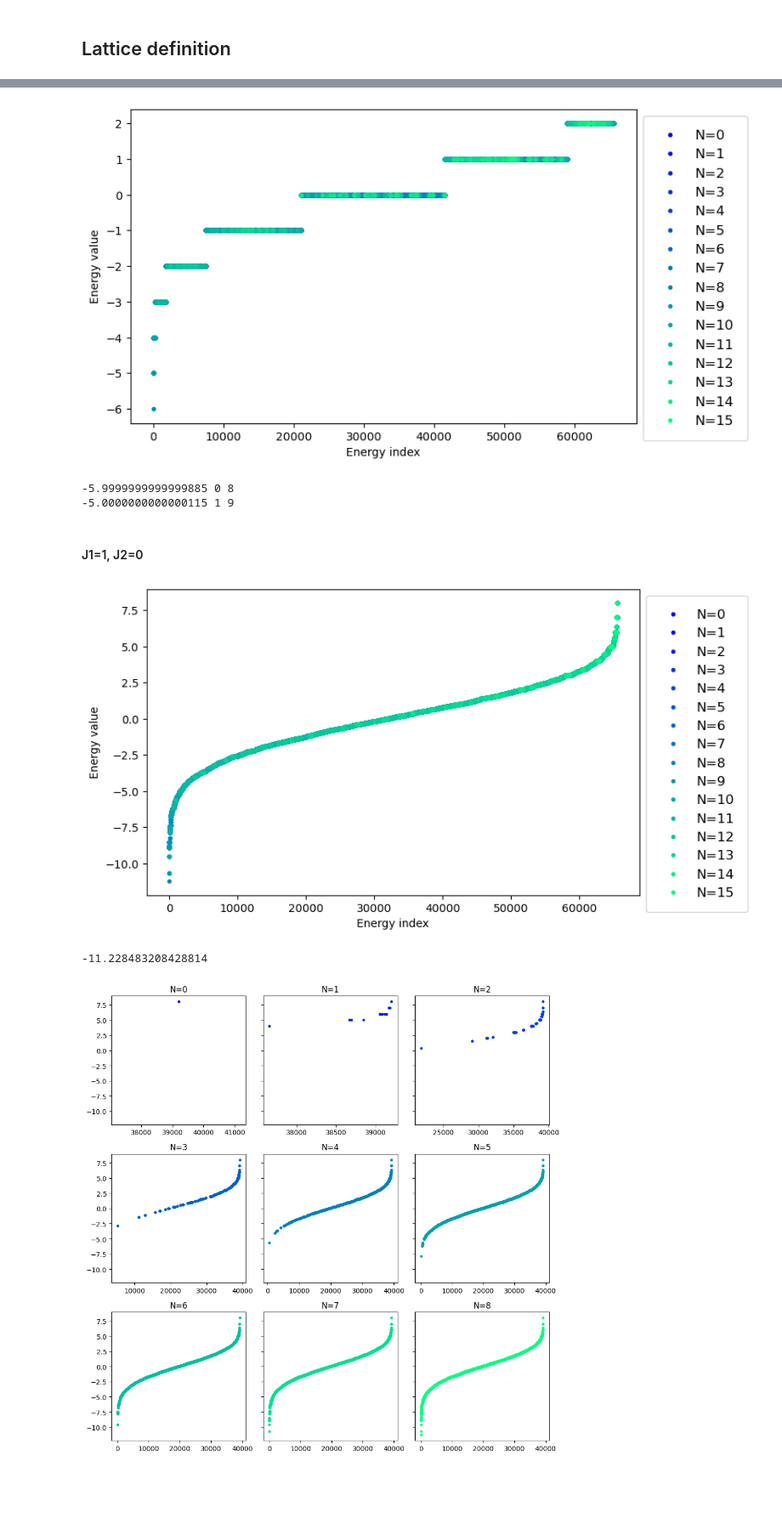
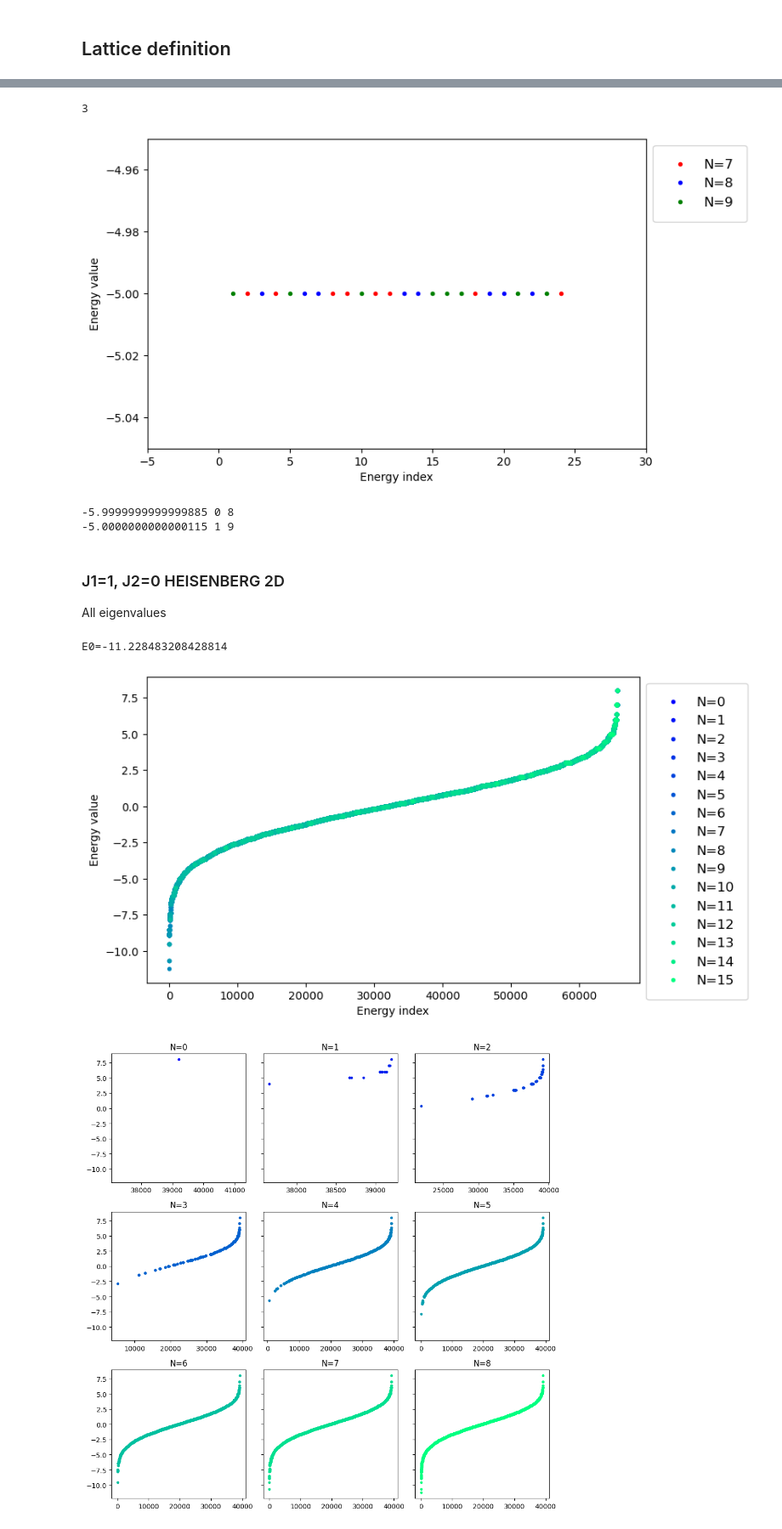
Before and after one commit to Cool-stanza/Shastry-Sutherland-model, a Jupyter notebook: exact diagonalization 4x4 Shastry Sutherland.ipynb, the cells around one changed output, grey strips where cells are left out. Shown at 85% size. Drawn from its saved outputs; the diff is of its cells as text; code cells hidden in the pictures; blank space fills up the shorter version.

```diff
--- a/exact diagonalization 4x4 Shastry Sutherland.ipynb
+++ b/exact diagonalization 4x4 Shastry Sutherland.ipynb
@@ -153,0 +156,18 @@ plt.show()
+# %%
+plt.figure(figsize=(8,5))
+colormap = get_cmap("winter")
+colors = colormap(np.linspace(0, 1, 16))
+
+for i in range(16):
+    mask = all_labels_sorted == i
+    plt.plot(np.where(mask)[0], all_eigvals_sorted[mask], '.', color=colors[i], label=f"N={i}")
+
+
+plt.legend(loc='upper left', bbox_to_anchor=(1, 1), borderpad=1, fontsize=12)
+plt.ylabel("Energy value")
+plt.xlabel("Energy index")
+# plt.savefig(save_path+"dimer phase enrgies")
+plt.show()
+
+eigvals_0_1 = all_eigvals_sorted
+labels_0_1 = all_labels_sorted
@@ -154,35 +181,26 @@ plt.show()
 # %%
 plt.figure(figsize=(8,5))
-colormap = get_cmap("winter")
-colors = colormap(np.linspace(0, 1, 16))
-
-all_eigvals = []
-all_labels = []
-for i in range(16):
-    a=np.load(save_path+"J1=0.0_J2=1.0/"+f"eigvals block N={i}/"+f"eigvals_N={i}.npy")
-    all_eigvals.extend(a)
-    all_labels.extend([i]*len(a))
-
-all_eigvals = np.array(all_eigvals)
-all_labels = np.array(all_labels)
-sorted_indices = np.argsort(all_eigvals)
-all_eigvals_sorted = all_eigvals[sorted_indices]
-all_labels_sorted = all_labels[sorted_indices]
-
+colors = ["red","blue","green"]
+j=0
 for i in range(16):
     mask = all_labels_sorted == i
-    plt.plot(np.where(mask)[0], all_eigvals_sorted[mask], '.', color=colors[i], label=f"N={i}")
-
-# plt.xlim(-5,50)
-# plt.ylim(-5.05,-4.95)
+    if i==7 or i==8 or i==9:
+        plt.plot(np.where(mask)[0], all_eigvals_sorted[mask], '.', color=colors[j], label=f"N={i}")
+        j+=1
+    else:
+        continue
+print(j)
+plt.xlim(-5,30)
+plt.ylim(-5.05,-4.95)
 plt.legend(loc='upper left', bbox_to_anchor=(1, 1), borderpad=1, fontsize=12)
 plt.ylabel("Energy value")
 plt.xlabel("Energy index")
 # plt.savefig(save_path+"dimer phase enrgies")
 plt.show()
 
 eigvals_0_1 = all_eigvals_sorted
 labels_0_1 = all_labels_sorted
 # %% [output]
+3
-[figure, old version]
+[figure, new version]
 # %%
@@ -199,7 +219,8 @@ print(E1_0, index_e1_0, index)
 -5.9999999999999885 0 8
 -5.0000000000000115 1 9
 # %% [markdown]
-#### J1=1, J2=0
+### J1=1, J2=0 HEISENBERG 2D
+All eigenvalues
 # %%
 plt.figure(figsize=(8,5))
 colormap = get_cmap("winter")
@@ -218,6 +239,8 @@ sorted_indices = np.argsort(all_eigvals)
 all_eigvals_sorted = all_eigvals[sorted_indices]
 all_labels_sorted = all_labels[sorted_indices]
 
+print(f"E0={all_eigvals_sorted[0]}")
+
 for i in range(16):
     mask = all_labels_sorted == i
     plt.plot(np.where(mask)[0], all_eigvals_sorted[mask], '.', color=colors[i], label=f"N={i}")
@@ -226,13 +249,12 @@ plt.legend(loc='upper left', bbox_to_anchor=(1, 1), borderpad=1, fontsize=12)
 plt.ylabel("Energy value")
 plt.xlabel("Energy index")
 plt.show()
-print(all_eigvals_sorted[0])
 
 eigvals_1_0 = all_eigvals_sorted
 labels_1_0 = all_labels_sorted
 # %% [output]
+E0=-11.228483208428814
 [figure]
--11.228483208428814
 # %%
 fig, axes = plt.subplots(3,3, figsize=(10, 10), sharey=True)
 
```
Also changed, not shown: parts of 51 cells of this notebook, 1 other file.
